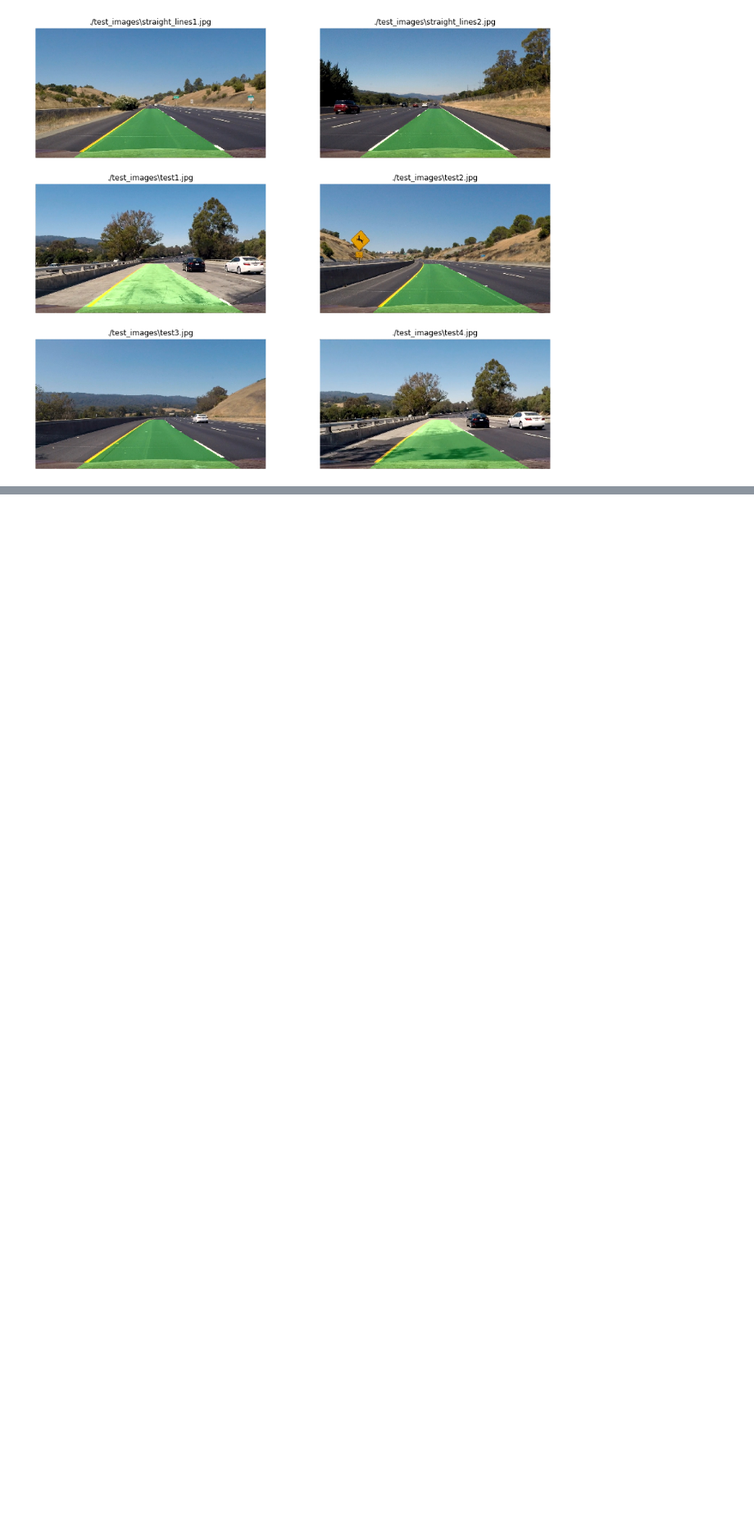
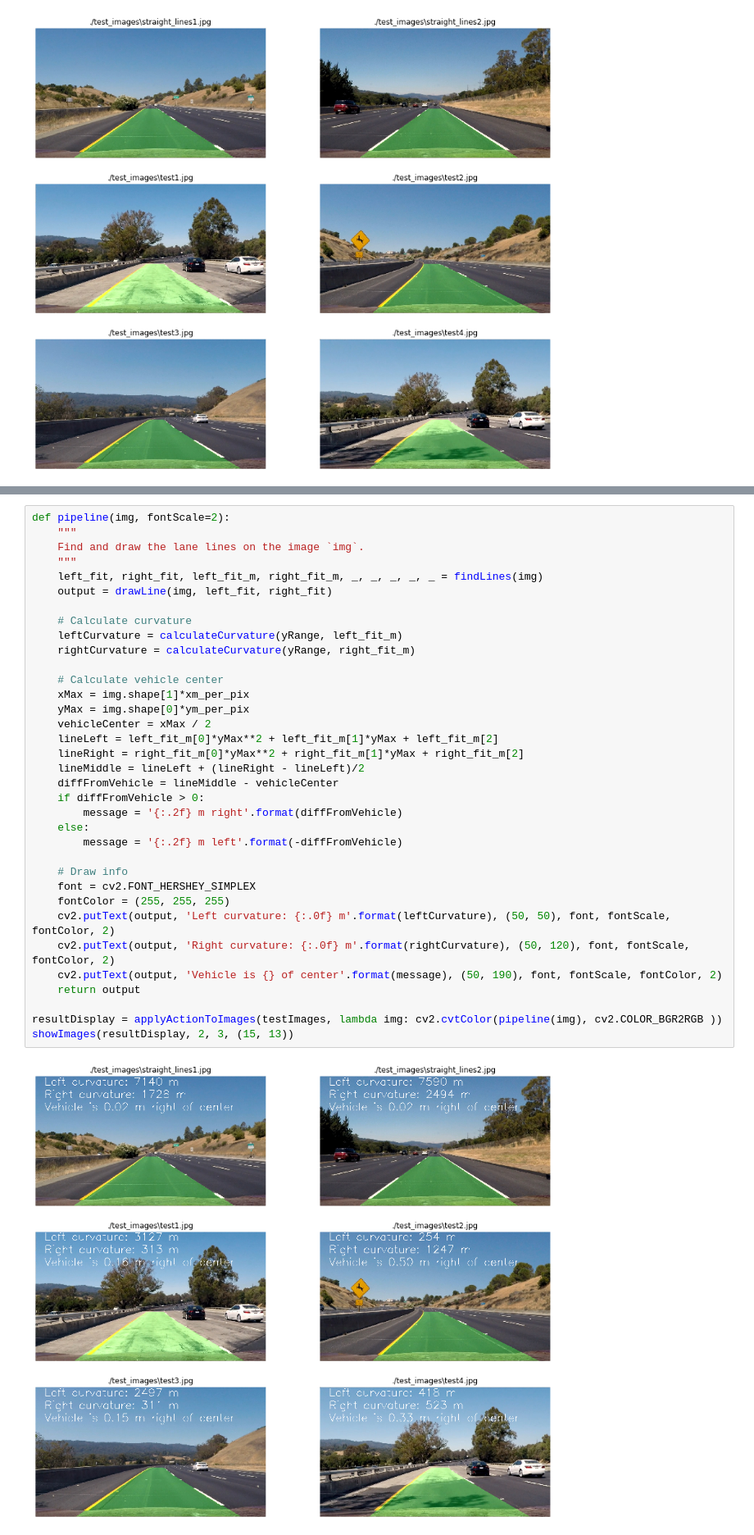
Before and after one commit to Ceachi/Project-Self-Driving-Car-Advanced-Lane-Lines, a Jupyter notebook: Project. Advance Lane Lines.ipynb, the cells around one changed output, grey strips where cells are left out. Shown at 82% size. Saved outputs shown, nothing was run; the diff lists cells and outputs as text; blank space fills up the shorter version.

```diff
--- a/Project. Advance Lane Lines.ipynb
+++ b/Project. Advance Lane Lines.ipynb
@@ -278,0 +275,37 @@ showImages(resultLines, 2, 3, (15, 13))
+# %%
+def pipeline(img, fontScale=2):
+    """
+    Find and draw the lane lines on the image `img`.
+    """
+    left_fit, right_fit, left_fit_m, right_fit_m, _, _, _, _, _ = findLines(img)
+    output = drawLine(img, left_fit, right_fit)
+
+    # Calculate curvature
+    leftCurvature = calculateCurvature(yRange, left_fit_m)
+    rightCurvature = calculateCurvature(yRange, right_fit_m)
+
+    # Calculate vehicle center
+    xMax = img.shape[1]*xm_per_pix
+    yMax = img.shape[0]*ym_per_pix
+    vehicleCenter = xMax / 2
+    lineLeft = left_fit_m[0]*yMax**2 + left_fit_m[1]*yMax + left_fit_m[2]
+    lineRight = right_fit_m[0]*yMax**2 + right_fit_m[1]*yMax + right_fit_m[2]
+    lineMiddle = lineLeft + (lineRight - lineLeft)/2
+    diffFromVehicle = lineMiddle - vehicleCenter
+    if diffFromVehicle > 0:
+        message = '{:.2f} m right'.format(diffFromVehicle)
+    else:
+        message = '{:.2f} m left'.format(-diffFromVehicle)
+
+    # Draw info
+    font = cv2.FONT_HERSHEY_SIMPLEX
+    fontColor = (255, 255, 255)
+    cv2.putText(output, 'Left curvature: {:.0f} m'.format(leftCurvature), (50, 50), font, fontScale, fontColor, 2)
+    cv2.putText(output, 'Right curvature: {:.0f} m'.format(rightCurvature), (50, 120), font, fontScale, fontColor, 2)
+    cv2.putText(output, 'Vehicle is {} of center'.format(message), (50, 190), font, fontScale, fontColor, 2)
+    return output
+
+resultDisplay = applyActionToImages(testImages, lambda img: cv2.cvtColor(pipeline(img), cv2.COLOR_BGR2RGB ))
+showImages(resultDisplay, 2, 3, (15, 13))
+# %% [output]
+[figure, added]
```
Also changed, not shown: parts of 4 cells of this notebook, 1 other file.
